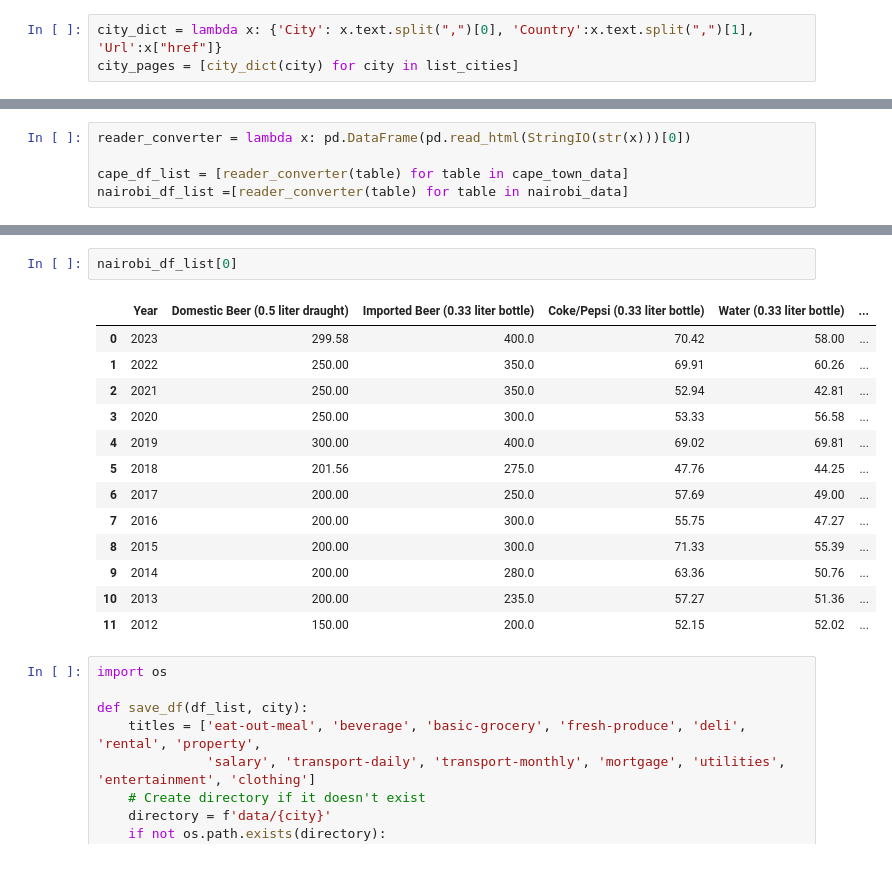
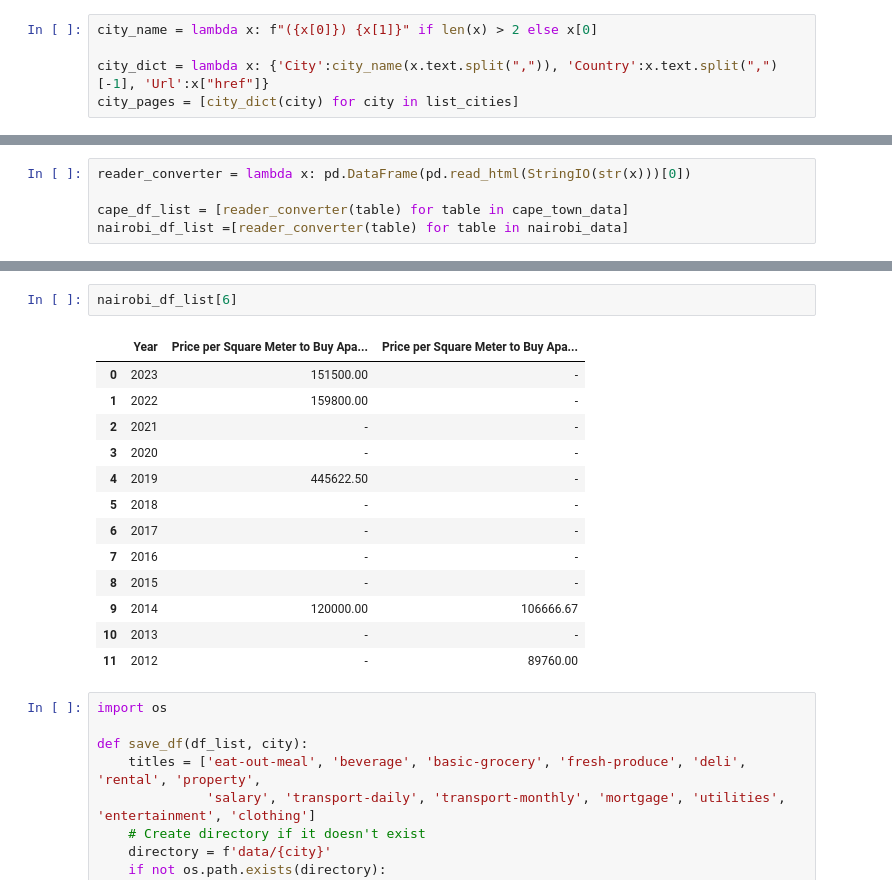
Before and after one commit to xuzmocode4-325/international-city-cost-analysis-data, a Jupyter notebook: cost-of-living-city-data-scraper.ipynb, the cells around one changed output, grey strips where cells are left out. Drawn from its saved outputs; the diff is of its cells as text.

```diff
--- a/cost-of-living-city-data-scraper.ipynb
+++ b/cost-of-living-city-data-scraper.ipynb
@@ -20,7 +38,9 @@ len(list_cities)
 # %% [output]
 964
 # %%
-city_dict = lambda x: {'City': x.text.split(",")[0], 'Country':x.text.split(",")[1], 'Url':x["href"]}
+city_name = lambda x: f"({x[0]}) {x[1]}" if len(x) > 2 else x[0]
+
+city_dict = lambda x: {'City':city_name(x.text.split(",")), 'Country':x.text.split(",")[-1], 'Url':x["href"]}
 city_pages = [city_dict(city) for city in list_cities]
 # %%
 city_pages[0]
@@ -149,19 +230,19 @@ cape_df_list[13]
 # %%
-nairobi_df_list[0]
+nairobi_df_list[6]
 # %% [output]
-|  | Year | Domestic Beer (0.5 liter draught) | Imported Beer (0.33 liter bottle) | Coke/Pepsi (0.33 liter bottle) | Water (0.33 liter bottle) | ... |
-| 0 | 2023 | 299.58 | 400.0 | 70.42 | 58.00 | ... |
-| 1 | 2022 | 250.00 | 350.0 | 69.91 | 60.26 | ... |
-| 2 | 2021 | 250.00 | 350.0 | 52.94 | 42.81 | ... |
-| 3 | 2020 | 250.00 | 300.0 | 53.33 | 56.58 | ... |
-| 4 | 2019 | 300.00 | 400.0 | 69.02 | 69.81 | ... |
-| 5 | 2018 | 201.56 | 275.0 | 47.76 | 44.25 | ... |
-| 6 | 2017 | 200.00 | 250.0 | 57.69 | 49.00 | ... |
-| 7 | 2016 | 200.00 | 300.0 | 55.75 | 47.27 | ... |
-| 8 | 2015 | 200.00 | 300.0 | 71.33 | 55.39 | ... |
-| 9 | 2014 | 200.00 | 280.0 | 63.36 | 50.76 | ... |
-| 10 | 2013 | 200.00 | 235.0 | 57.27 | 51.36 | ... |
-| 11 | 2012 | 150.00 | 200.0 | 52.15 | 52.02 | ... |
+|  | Year | Price per Square Meter to Buy Apa... | Price per Square Meter to Buy Apa... |
+| 0 | 2023 | 151500.00 | - |
+| 1 | 2022 | 159800.00 | - |
+| 2 | 2021 | - | - |
+| 3 | 2020 | - | - |
+| 4 | 2019 | 445622.50 | - |
+| 5 | 2018 | - | - |
+| 6 | 2017 | - | - |
+| 7 | 2016 | - | - |
+| 8 | 2015 | - | - |
+| 9 | 2014 | 120000.00 | 106666.67 |
+| 10 | 2013 | - | - |
+| 11 | 2012 | - | 89760.00 |
 # %%
 import os
 
```
Also changed, not shown: parts of 23 cells of this notebook.
